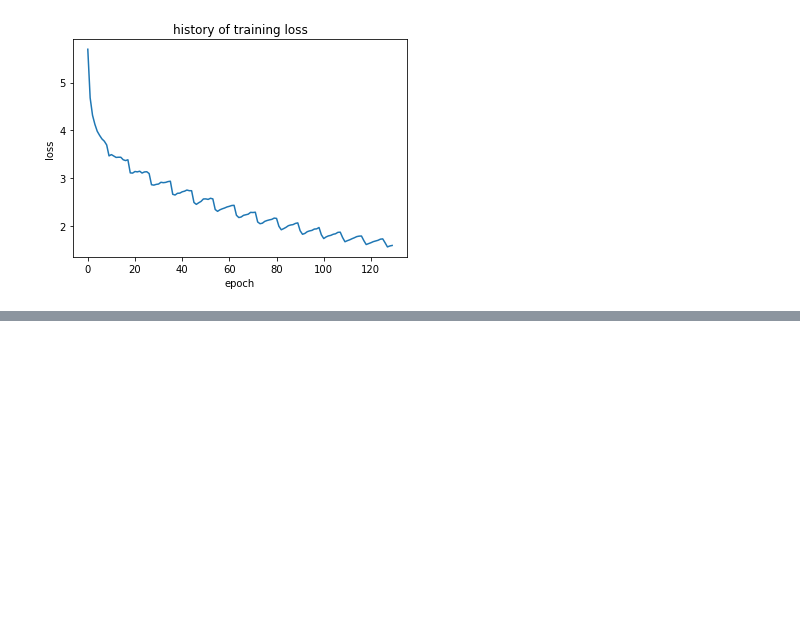
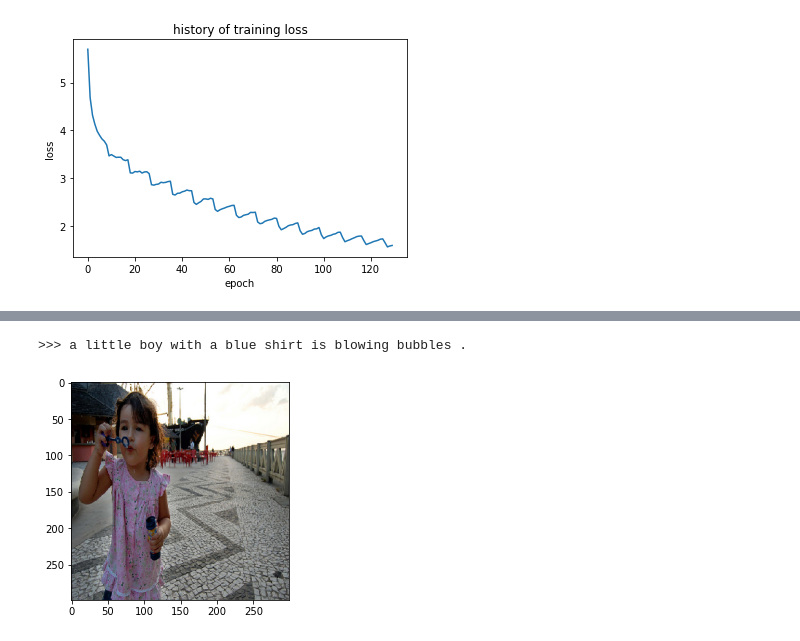
Before and after one commit to LindeBee/scalableML, a Jupyter notebook: lab2/lab2.ipynb, the cells around one changed output, grey strips where cells are left out. Drawn from its saved outputs; the diff is of its cells as text; code cells hidden in the pictures; blank space fills up the shorter version.

```diff
--- a/lab2/lab2.ipynb
+++ b/lab2/lab2.ipynb
@@ -315,0 +362,12 @@ plt.show()
+# %%
+# Test on an image from flickr
+im_num = 23455
+img = load_img("dataF8k/Images/" + image[im_num], target_size=(299, 299))
+plt.imshow(img)
+
+plt.imshow(img)
+caption = generate_caption(model, tokenizer, image_enc[im_num], max_len)
+print(caption)
+# %% [output]
+>>> a little boy with a blue shirt is blowing bubbles .
+[figure, added]
```
Also changed, not shown: parts of 5 cells of this notebook, 1 other file.
